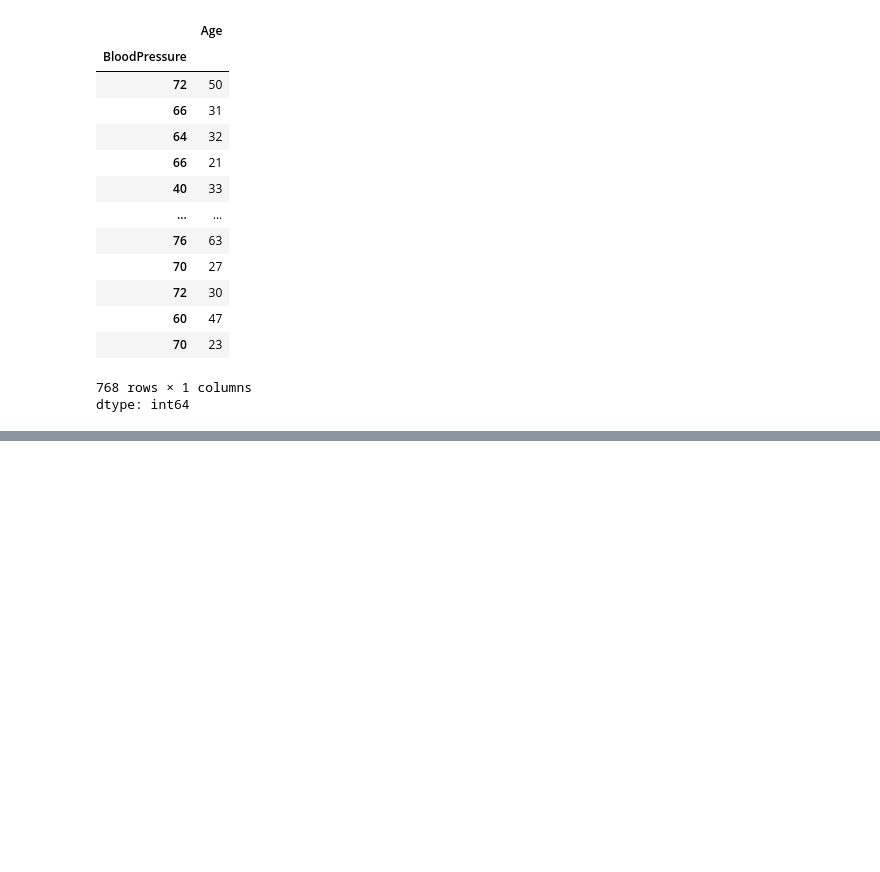
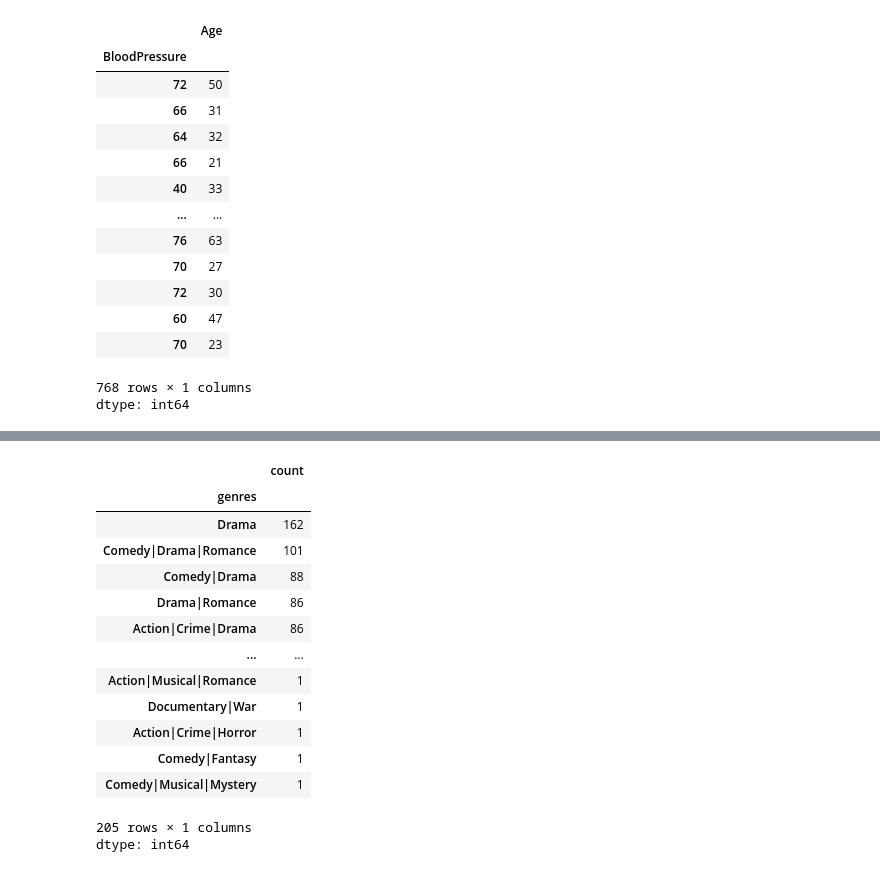
Before and after one commit to aayushmanz/Python-for-ML, a Jupyter notebook: Pandas in Python/series_in_pandas_part_2.ipynb, the cells around one changed output, grey strips where cells are left out. Saved outputs shown, nothing was run; the diff lists cells and outputs as text; code cells hidden in the pictures; blank space fills up the shorter version.

```diff
--- a/Pandas in Python/series_in_pandas_part_2.ipynb
+++ b/Pandas in Python/series_in_pandas_part_2.ipynb
@@ -66,0 +142,22 @@ dtype: int64
+# %%
+# Value_counts -> movies :
+
+movies = pd.read_csv('/content/movies.csv',)
+
+movies['genres'].value_counts()
+# %% [output]
+|  | count |
+| genres |  |
+| Drama | 162 |
+| Comedy|Drama|Romance | 101 |
+| Comedy|Drama | 88 |
+| Drama|Romance | 86 |
+| Action|Crime|Drama | 86 |
+| ... | ... |
+| Action|Musical|Romance | 1 |
+| Documentary|War | 1 |
+| Action|Crime|Horror | 1 |
+| Comedy|Fantasy | 1 |
+| Comedy|Musical|Mystery | 1 |
+205 rows × 1 columns
+dtype: int64
```
Also changed, not shown: parts of 11 cells of this notebook.
